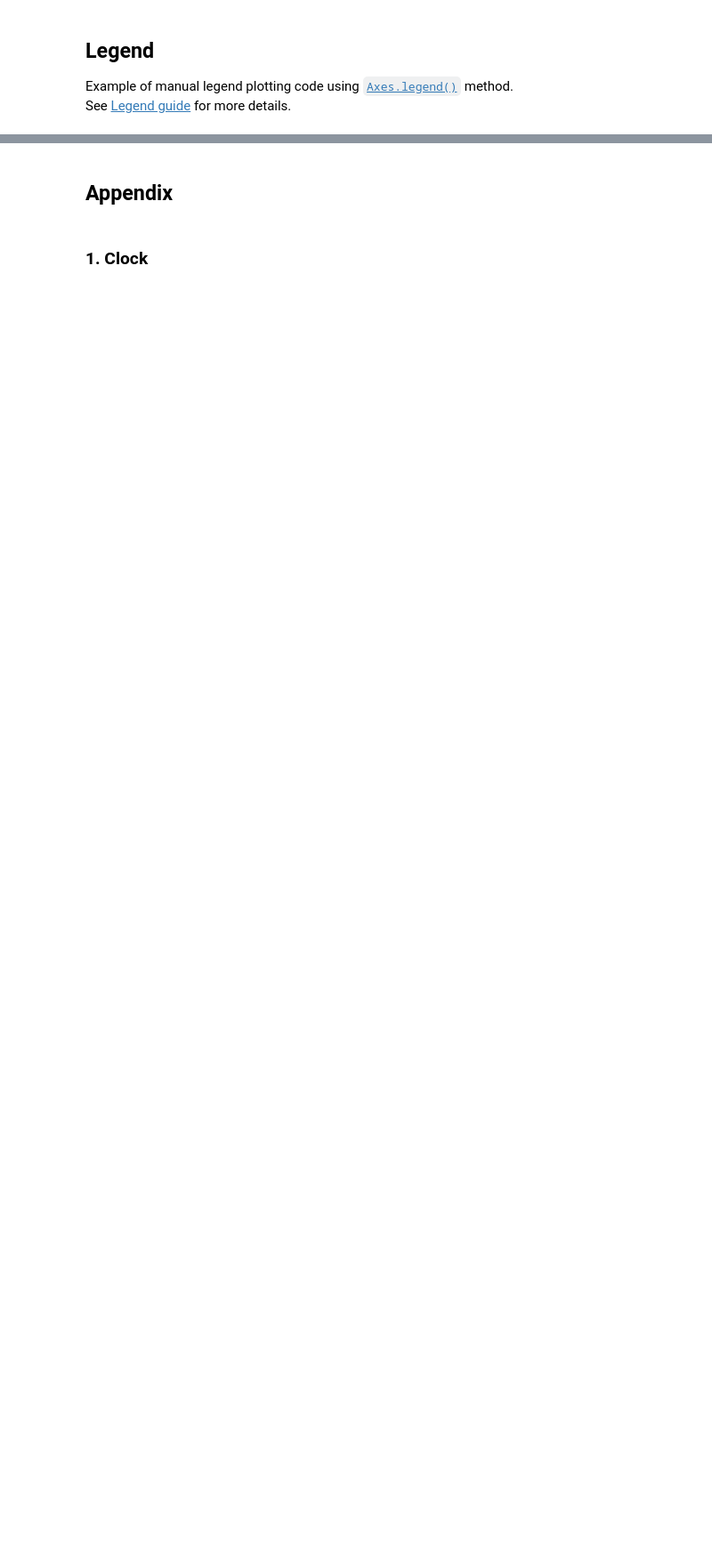
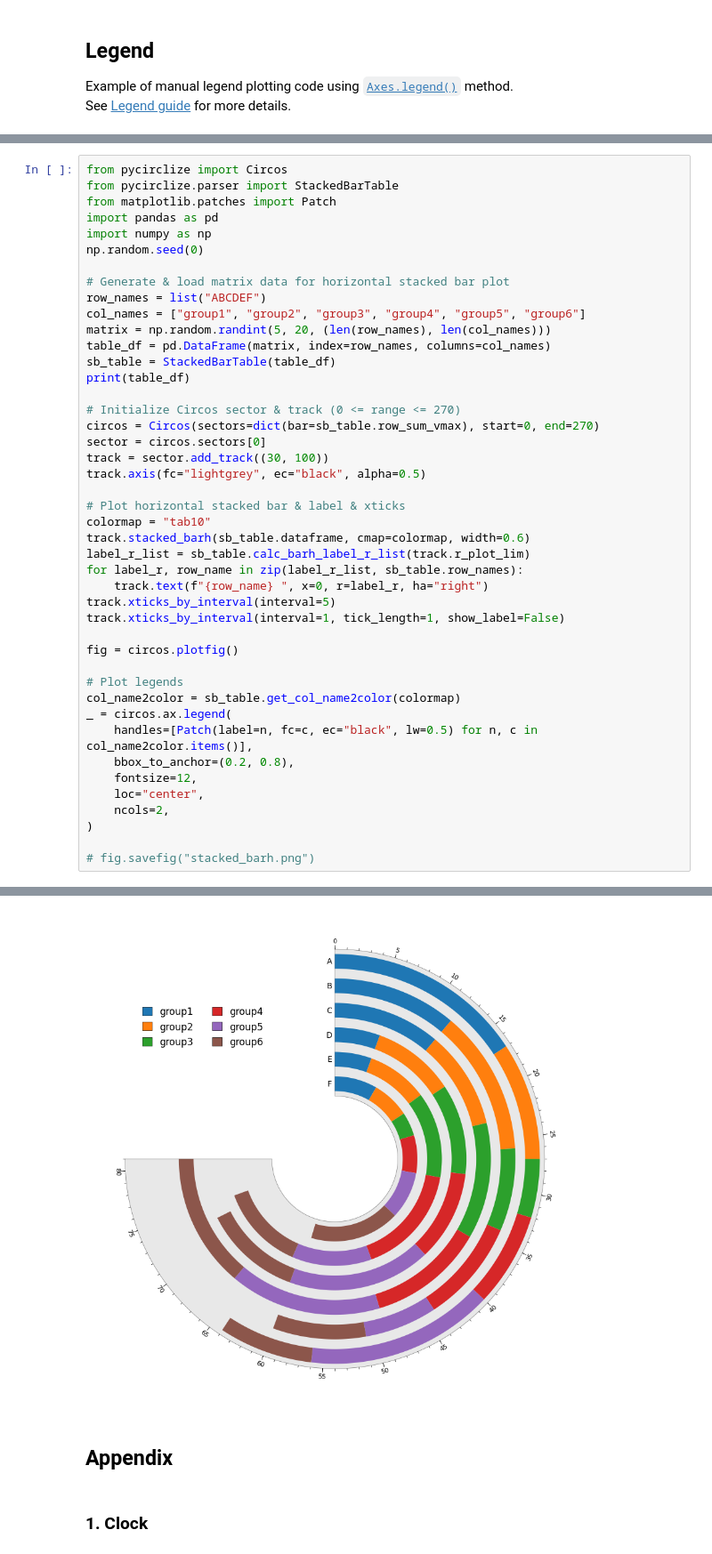
Before and after one commit to moshi4/pyCirclize, a Jupyter notebook: docs/plot_tips.ipynb, the cells around one changed output, grey strips where cells are left out. Shown at 89% size. Drawn from its saved outputs; the diff is of its cells as text; blank space fills up the shorter version.

```diff
--- a/docs/plot_tips.ipynb
+++ b/docs/plot_tips.ipynb
@@ -278,0 +343,45 @@ _ = circos.ax.legend(
+# %%
+from pycirclize import Circos
+from pycirclize.parser import StackedBarTable
+from matplotlib.patches import Patch
+import pandas as pd
+import numpy as np
+np.random.seed(0)
+
+# Generate & load matrix data for horizontal stacked bar plot
+row_names = list("ABCDEF")
+col_names = ["group1", "group2", "group3", "group4", "group5", "group6"]
+matrix = np.random.randint(5, 20, (len(row_names), len(col_names)))
+table_df = pd.DataFrame(matrix, index=row_names, columns=col_names)
+sb_table = StackedBarTable(table_df)
+print(table_df)
+
+# Initialize Circos sector & track (0 <= range <= 270)
+circos = Circos(sectors=dict(bar=sb_table.row_sum_vmax), start=0, end=270)
+sector = circos.sectors[0]
+track = sector.add_track((30, 100))
+track.axis(fc="lightgrey", ec="black", alpha=0.5)
+
+# Plot horizontal stacked bar & label & xticks
+colormap = "tab10"
+track.stacked_barh(sb_table.dataframe, cmap=colormap, width=0.6)
+label_r_list = sb_table.calc_barh_label_r_list(track.r_plot_lim)
+for label_r, row_name in zip(label_r_list, sb_table.row_names):
+    track.text(f"{row_name} ", x=0, r=label_r, ha="right")
+track.xticks_by_interval(interval=5)
+track.xticks_by_interval(interval=1, tick_length=1, show_label=False)
+
+fig = circos.plotfig()
+
+# Plot legends
+col_name2color = sb_table.get_col_name2color(colormap)
+_ = circos.ax.legend(
+    handles=[Patch(label=n, fc=c, ec="black", lw=0.5) for n, c in col_name2color.items()],
+    bbox_to_anchor=(0.2, 0.8),
+    fontsize=12,
+    loc="center",
+    ncols=2,
+)
+
+# fig.savefig("stacked_barh.png")
+# %% [output]
@@ -279,3 +395,4 @@ _ = circos.ax.legend(
+[figure, added]
 # %% [markdown]
 ## Appendix
 # %% [markdown]
```
Also changed, not shown: parts of 5 cells of this notebook.
